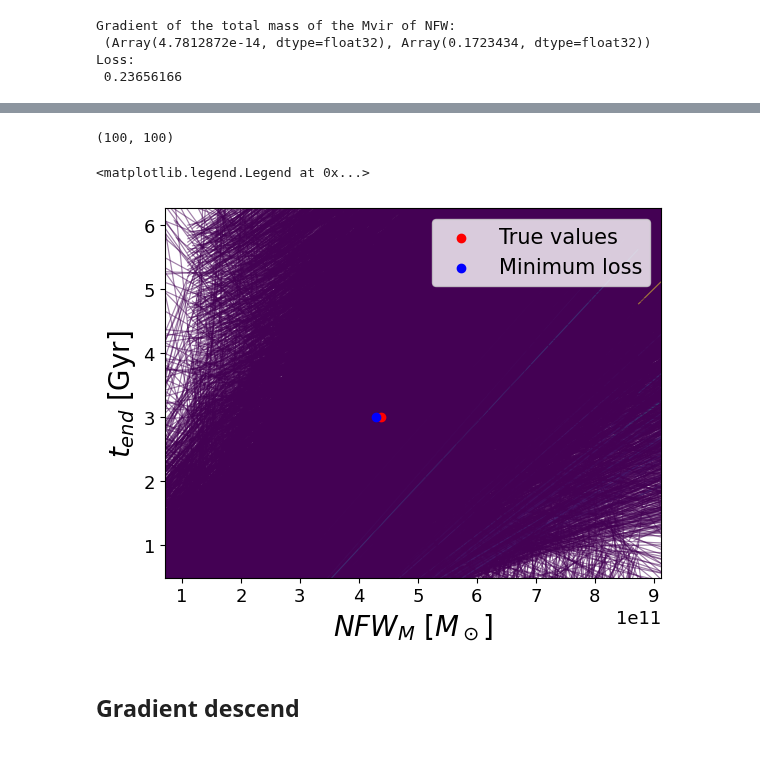
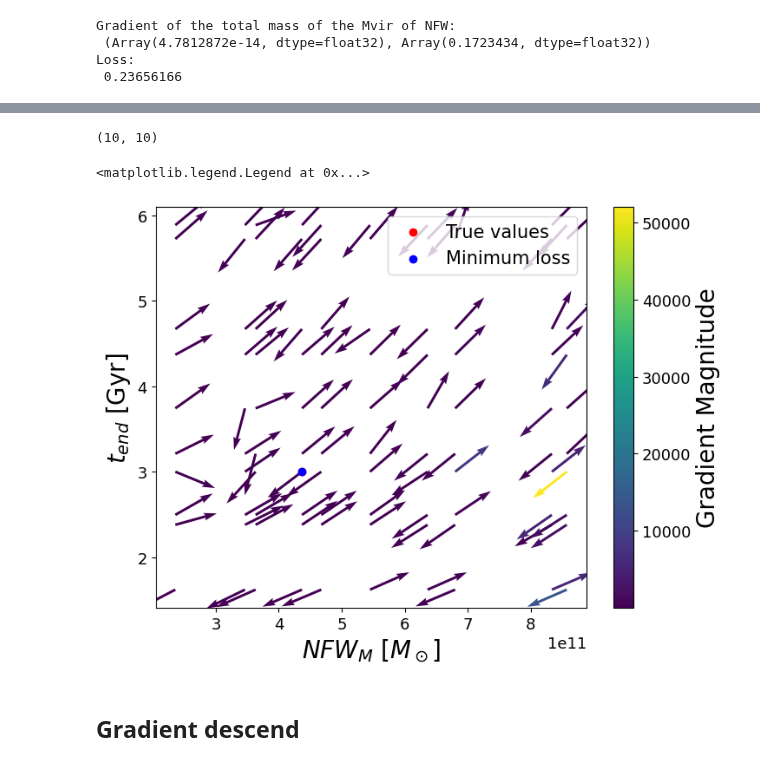
Before and after one commit to vepe99/Odisseo, a Jupyter notebook: notebooks/dev/albastross/inverse_orbit_integration_N_particles.ipynb, the cells around one changed output, grey strips where cells are left out. Saved outputs shown, nothing was run; the diff lists cells and outputs as text; code cells hidden in the pictures.

```diff
--- a/notebooks/dev/albastross/inverse_orbit_integration_N_particles.ipynb
+++ b/notebooks/dev/albastross/inverse_orbit_integration_N_particles.ipynb
@@ -836,10 +835,13 @@ loss, grad = jax.value_and_grad(lambda Mvir, t_end, key: time_integration_NFWM_t
 print("Gradient of the total mass of the Mvir of NFW:\n", grad)
 print("Loss:\n", loss)
 
-n_sim = 100
+n_sim = 10
 
-M_tot_values = jnp.linspace(params.NFW_params.Mvir*(1/4), params.NFW_params.Mvir*(8/4), n_sim-1) # Adjust range based on expected values
-t_end_values = jnp.linspace(params.t_end * (1/4), params.t_end * (8/4), n_sim-1)   # Adjust range based on expected timescales
+# M_tot_values = jnp.linspace(params.NFW_params.Mvir*(1/4), params.NFW_params.Mvir*(8/4), n_sim-1) # Adjust range based on expected values
+# t_end_values = jnp.linspace(params.t_end * (1/4), params.t_end * (8/4), n_sim-1)   # Adjust range based on expected timescales
+
+M_tot_values = jax.random.uniform(random.PRNGKey(0), shape=(n_sim-1,), minval=params.NFW_params.Mvir*(1/4), maxval=params.NFW_params.Mvir*(8/4))  # Random values in the range
+t_end_values = jax.random.uniform(random.PRNGKey(0), shape=(n_sim-1,), minval=params.t_end * (1/4), maxval=params.t_end * (8/4))  # Random values in the range
 
 M_tot_values = jnp.concatenate([M_tot_values, jnp.array([params.NFW_params.Mvir])])  # Append the true Mvir value
 t_end_values = jnp.concatenate([t_end_values, jnp.array([params.t_end])])  # Append the true t_end value
@@ -869,7 +871,7 @@ def time_integration_for_laxmap(input):
 
 loss, grad = jax.lax.map(f=time_integration_for_laxmap,
                          xs=(Mvir_sharded, t_end_sharded, keys_sharded),
-                         batch_size=15)
+                         batch_size=2)
 # %% [output]
 Gradient of the total mass of the Mvir of NFW:
  (Array(4.7812872e-14, dtype=float32), Array(0.1723434, dtype=float32))
@@ -899,27 +901,29 @@ Minimum loss: 0.0016732633812353015, Mvir: 429032636416.0, t_end: 3.0
 # %%
 grad[0].reshape(M_tot_grid.shape).shape
 # %% [output]
-(100, 100)
+(10, 10)
 # %%
-quiver = plt.quiver(M_tot_values * code_units.code_mass.to(u.Msun),
+fig = plt.figure(figsize=(8, 6))
+ax = fig.add_subplot(111)
+quiver = ax.quiver(M_tot_values * code_units.code_mass.to(u.Msun),
            t_end_values * code_units.code_time.to(u.Gyr),
            grad[0].reshape(M_tot_grid.shape)/jnp.sqrt(grad[0]**2 + grad[1]**2).reshape(M_tot_grid.shape),
            grad[1].reshape(M_tot_grid.shape)/jnp.sqrt(grad[0]**2 + grad[1]**2).reshape(M_tot_grid.shape),
            jnp.sqrt(grad[0]**2 + grad[1]**2).reshape(M_tot_grid.shape),
-           scale=1, alpha=0.5, cmap='viridis')
-plt.scatter(params.NFW_params.Mvir * code_units.code_mass.to(u.Msun),
+           scale=10, alpha=1, cmap='viridis')
+ax.scatter(params.NFW_params.Mvir * code_units.code_mass.to(u.Msun),
             params.t_end * code_units.code_time.to(u.Gyr), color="red", label="True values")
-plt.scatter(Mvir_min * code_units.code_mass.to(u.Msun),
+ax.scatter(Mvir_min * code_units.code_mass.to(u.Msun),
             t_end_min * code_units.code_time.to(u.Gyr), color="blue", label="Minimum loss")
 # Add colorbar
 cbar = plt.colorbar(quiver, ax=ax)
 cbar.set_label('Gradient Magnitude')
-plt.ylabel("$t_{end}$ [Gyr]")
-plt.xlabel("$NFW_{M}$ [$M_\odot$]")
-plt.legend()
+ax.set_ylabel("$t_{end}$ [Gyr]")
+ax.set_xlabel("$NFW_{M}$ [$M_\odot$]")
+ax.legend()
 # %% [output]
 <matplotlib.legend.Legend at 0x...>
-[figure, old version]
+[figure, new version]
 # %% [markdown]
 ## Gradient descend
 # %%
```
Also changed, not shown: parts of 12 cells of this notebook, 1 other file.
